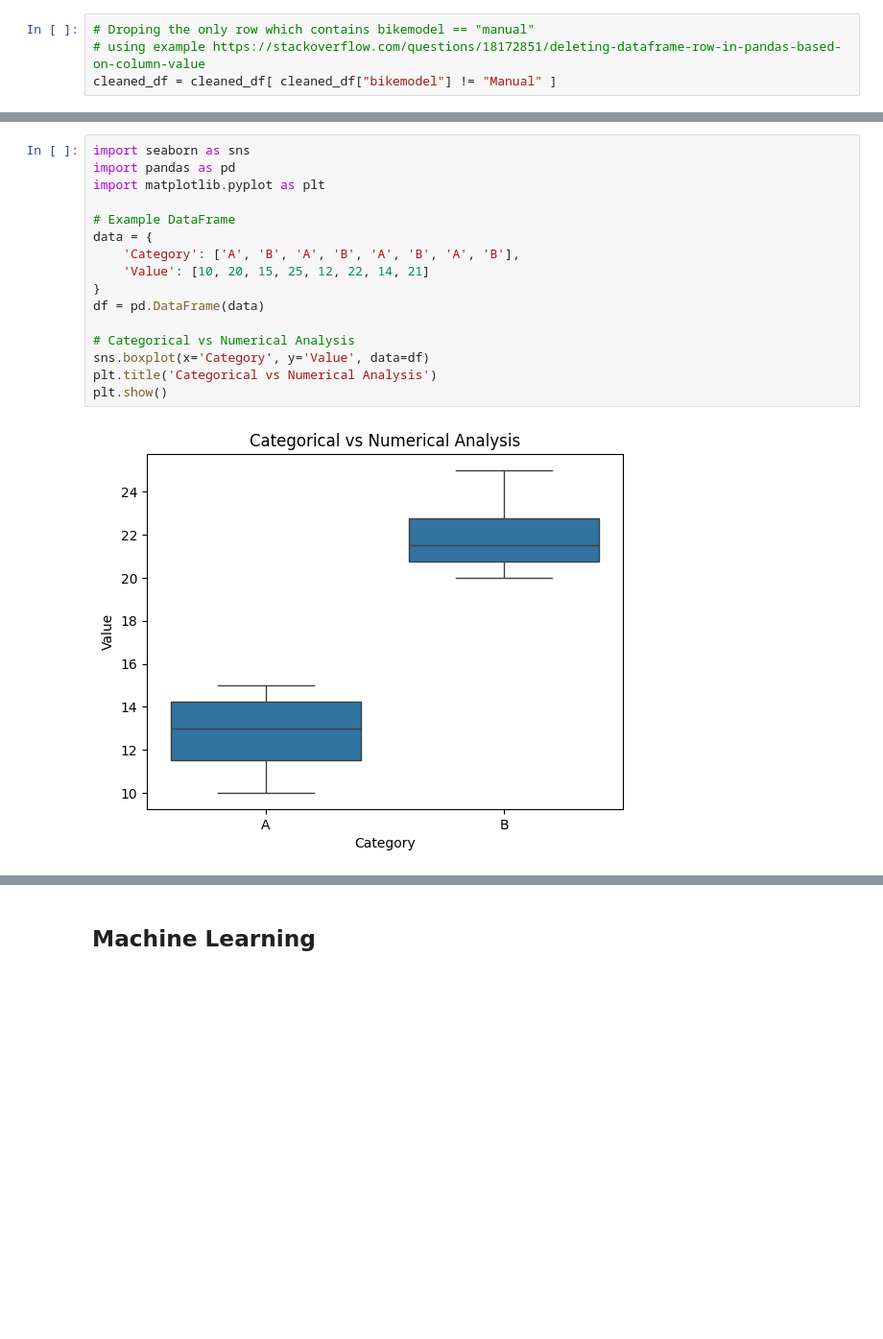
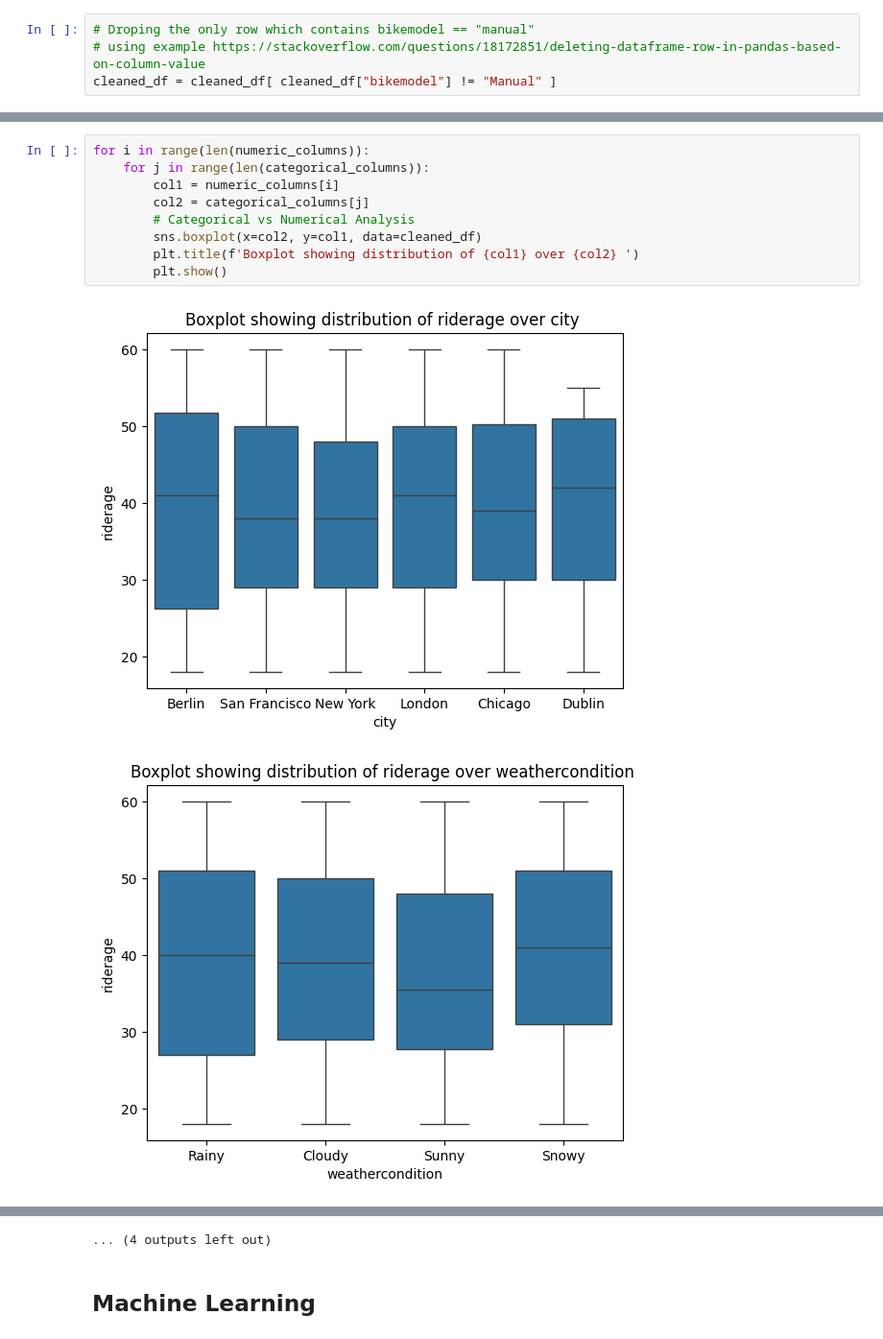
Before and after one commit to berstearns/garbage_collector, a Jupyter notebook: CCT/ml/CA2/CA2-ml.ipynb, the cells around one changed output, grey strips where cells are left out. Shown at 96% size. Drawn from its saved outputs; the diff is of its cells as text; blank space fills up the shorter version.

```diff
--- a/CCT/ml/CA2/CA2-ml.ipynb
+++ b/CCT/ml/CA2/CA2-ml.ipynb
@@ -266,18 +288,12 @@ for i in range(len(categorical_columns)):
-# %%
-import seaborn as sns
-import pandas as pd
-import matplotlib.pyplot as plt
-
-# Example DataFrame
-data = {
-    'Category': ['A', 'B', 'A', 'B', 'A', 'B', 'A', 'B'],
-    'Value': [10, 20, 15, 25, 12, 22, 14, 21]
-}
-df = pd.DataFrame(data)
-
-# Categorical vs Numerical Analysis
-sns.boxplot(x='Category', y='Value', data=df)
-plt.title('Categorical vs Numerical Analysis')
-plt.show()
-# %% [output]
-[figure, removed]
+# %%
+for i in range(len(numeric_columns)):
+    for j in range(len(categorical_columns)):
+        col1 = numeric_columns[i]
+        col2 = categorical_columns[j]
+        # Categorical vs Numerical Analysis
+        sns.boxplot(x=col2, y=col1, data=cleaned_df)
+        plt.title(f'Boxplot showing distribution of {col1} over {col2} ')
+        plt.show()
+# %% [output]
+[figure, added]
+[figure, added]
@@ -284,3 +310,4 @@ plt.show()
+... (4 outputs left out)
 # %% [markdown]
 ## Machine Learning
 # %% [markdown]
```
Also changed, not shown: parts of 9 cells of this notebook, 27 other files.
